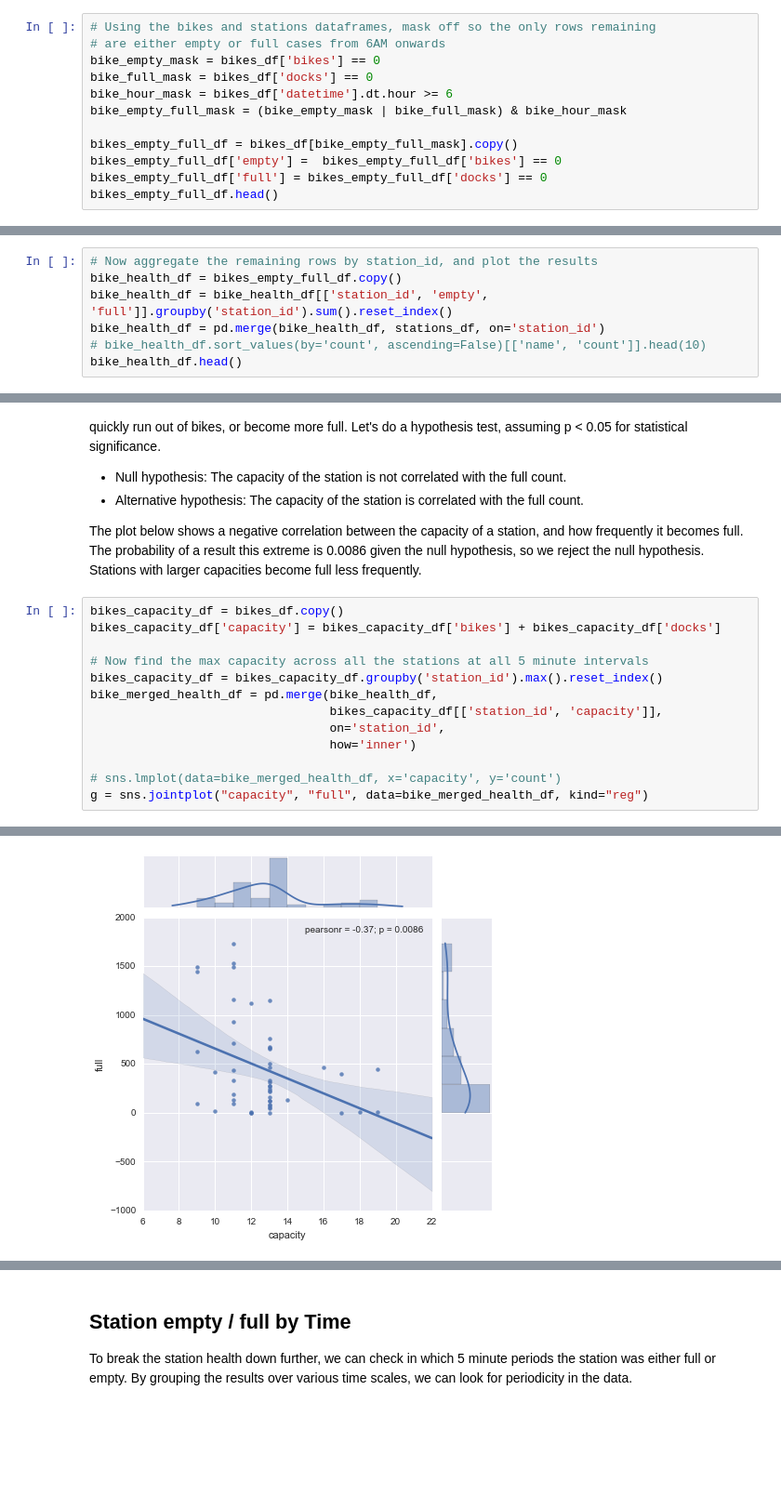
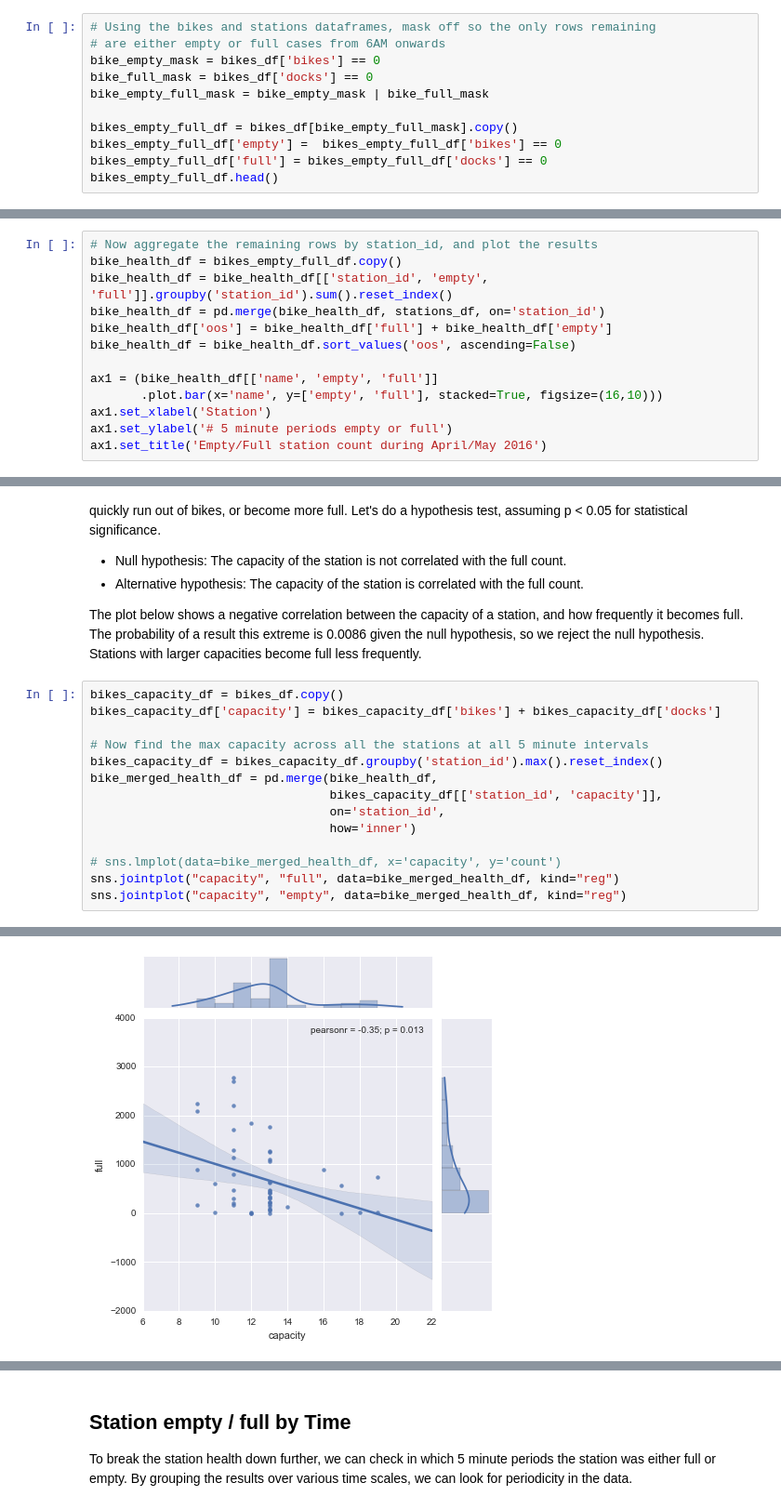
Before and after one commit to timgasser/bcycle-austin, a Jupyter notebook: notebooks/bcycle_stations.ipynb, the cells around one changed output, grey strips where cells are left out. Shown at 93% size. Drawn from its saved outputs; the diff is of its cells as text; blank space fills up the shorter version.

```diff
--- a/notebooks/bcycle_stations.ipynb
+++ b/notebooks/bcycle_stations.ipynb
@@ -185,8 +179,7 @@ Now we have a list of all the bike measurements where the station was empty or f
 # are either empty or full cases from 6AM onwards
 bike_empty_mask = bikes_df['bikes'] == 0
 bike_full_mask = bikes_df['docks'] == 0
-bike_hour_mask = bikes_df['datetime'].dt.hour >= 6
-bike_empty_full_mask = (bike_empty_mask | bike_full_mask) & bike_hour_mask
+bike_empty_full_mask = bike_empty_mask | bike_full_mask
 
 bikes_empty_full_df = bikes_df[bike_empty_full_mask].copy()
 bikes_empty_full_df['empty'] =  bikes_empty_full_df['bikes'] == 0
@@ -210,6 +201,12 @@ The
 bike_health_df = bikes_empty_full_df.copy()
 bike_health_df = bike_health_df[['station_id', 'empty', 'full']].groupby('station_id').sum().reset_index()
 bike_health_df = pd.merge(bike_health_df, stations_df, on='station_id')
-# bike_health_df.sort_values(by='count', ascending=False)[['name', 'count']].head(10)
-bike_health_df.head()
+bike_health_df['oos'] = bike_health_df['full'] + bike_health_df['empty']
+bike_health_df = bike_health_df.sort_values('oos', ascending=False)
+
+ax1 = (bike_health_df[['name', 'empty', 'full']]
+       .plot.bar(x='name', y=['empty', 'full'], stacked=True, figsize=(16,10)))
+ax1.set_xlabel('Station')
+ax1.set_ylabel('# 5 minute periods empty or full')
+ax1.set_title('Empty/Full station count during April/May 2016')
 # %% [output]
@@ -302,5 +333,6 @@ bike_merged_health_df = pd.merge(bike_health_df,
                                  how='inner')
 
 # sns.lmplot(data=bike_merged_health_df, x='capacity', y='count')
-g = sns.jointplot("capacity", "full", data=bike_merged_health_df, kind="reg")
+sns.jointplot("capacity", "full", data=bike_merged_health_df, kind="reg")
+sns.jointplot("capacity", "empty", data=bike_merged_health_df, kind="reg")
 # %% [output]
@@ -307 +340 @@ g = sns.jointplot("capacity", "full", data=bike_merged_health_df, kind="reg")
-[figure, old version]
+[figure, new version]
```
Also changed, not shown: parts of 21 cells of this notebook, 1 other file.
